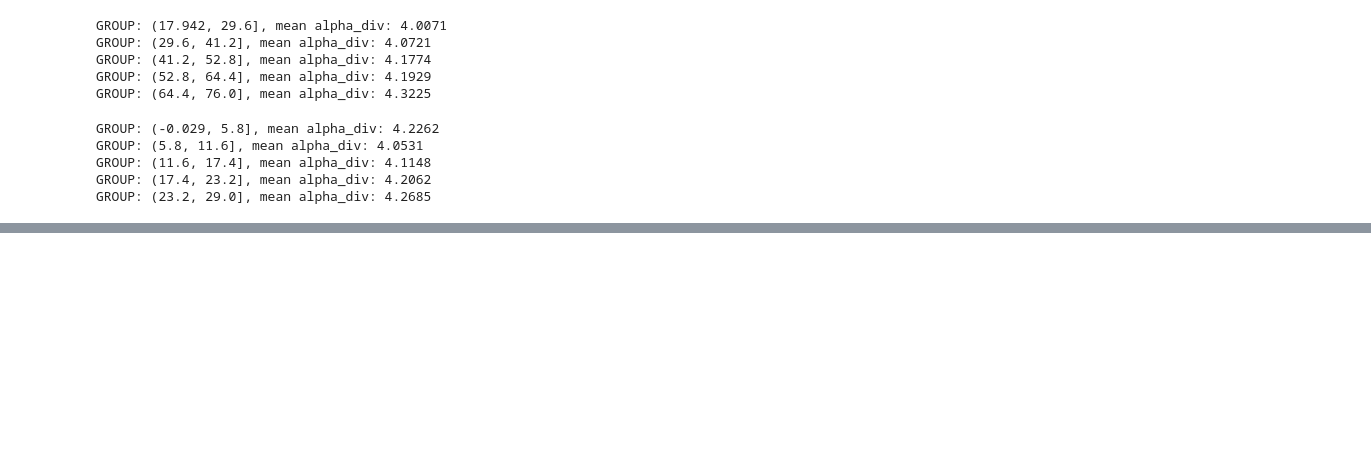
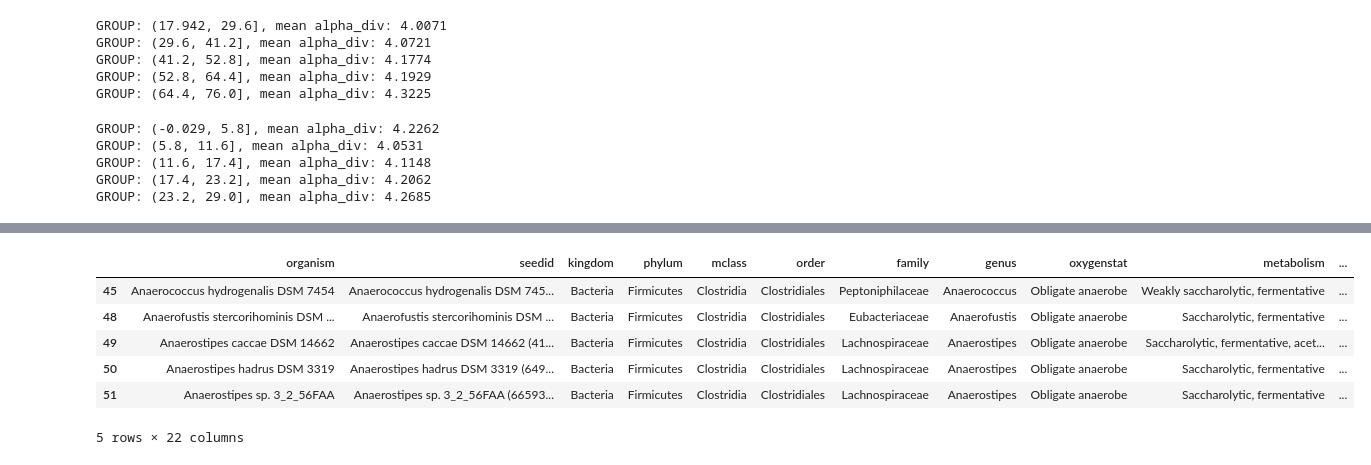
Before and after one commit to LordRabbit357/MicrobiomeProject, a Jupyter notebook: exploration.ipynb, the cells around one changed output, grey strips where cells are left out. Saved outputs shown, nothing was run; the diff lists cells and outputs as text; code cells hidden in the pictures; blank space fills up the shorter version.

```diff
--- a/exploration.ipynb
+++ b/exploration.ipynb
@@ -964,0 +1048,3 @@ GROUP: (23.2, 29.0], mean alpha_div: 4.2685
+# %%
+vmh_species = pd.read_csv("vmh_species.tsv", sep="\t")
+vmh_species.head()
@@ -964,0 +1091,10 @@ GROUP: (23.2, 29.0], mean alpha_div: 4.2685
+# %%
+vmh_species[vmh_species["mclass"] == "Clostridia"].head()
+# %% [output]
+|  | organism | seedid | kingdom | phylum | mclass | order | family | genus | oxygenstat | metabolism | ... |
+| 45 | Anaerococcus hydrogenalis DSM 7454 | Anaerococcus hydrogenalis DSM 745... | Bacteria | Firmicutes | Clostridia | Clostridiales | Peptoniphilaceae | Anaerococcus | Obligate anaerobe | Weakly saccharolytic, fermentative | ... |
+| 48 | Anaerofustis stercorihominis DSM ... | Anaerofustis stercorihominis DSM ... | Bacteria | Firmicutes | Clostridia | Clostridiales | Eubacteriaceae | Anaerofustis | Obligate anaerobe | Saccharolytic, fermentative | ... |
+| 49 | Anaerostipes caccae DSM 14662 | Anaerostipes caccae DSM 14662 (41... | Bacteria | Firmicutes | Clostridia | Clostridiales | Lachnospiraceae | Anaerostipes | Obligate anaerobe | Saccharolytic, fermentative, acet... | ... |
+| 50 | Anaerostipes hadrus DSM 3319 | Anaerostipes hadrus DSM 3319 (649... | Bacteria | Firmicutes | Clostridia | Clostridiales | Lachnospiraceae | Anaerostipes | Obligate anaerobe | Saccharolytic, fermentative | ... |
+| 51 | Anaerostipes sp. 3_2_56FAA | Anaerostipes sp. 3_2_56FAA (66593... | Bacteria | Firmicutes | Clostridia | Clostridiales | Lachnospiraceae | Anaerostipes | Obligate anaerobe | Saccharolytic, fermentative | ... |
+5 rows × 22 columns
```
Also changed, not shown: parts of 12 cells of this notebook, 3 other files.
